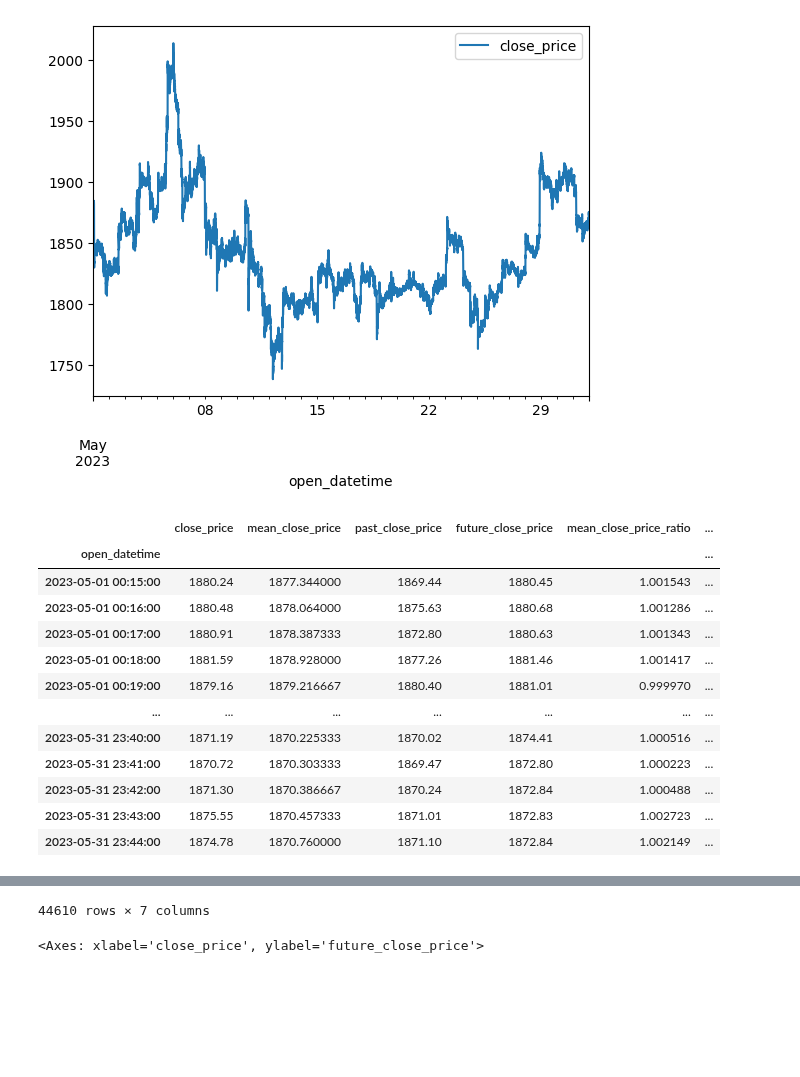
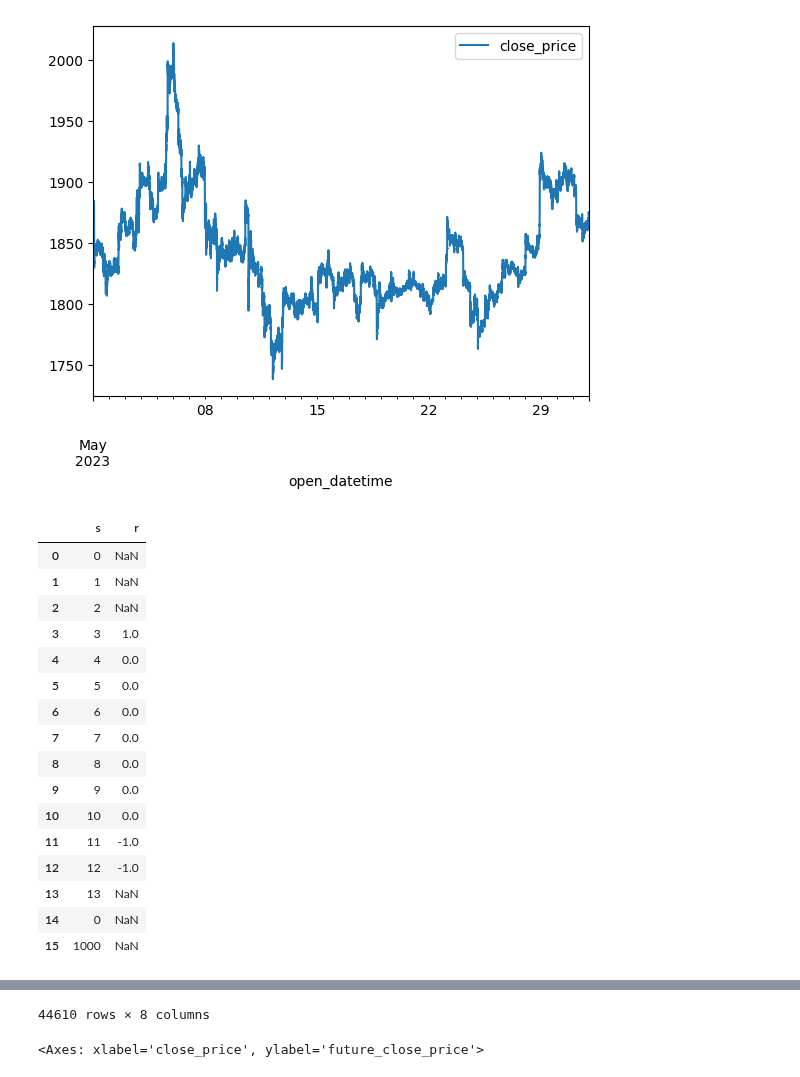
Before and after one commit to yoda31217/to-the-moon, a Jupyter notebook: src/poc/bot_ml/poc_bot_ml_data_analysis.ipynb, the cells around one changed output, grey strips where cells are left out. Drawn from its saved outputs; the diff is of its cells as text; code cells hidden in the pictures; blank space fills up the shorter version.

Commit message:
POC: ML bot data analize #55

```diff
--- a/src/poc/bot_ml/poc_bot_ml_data_analysis.ipynb
+++ b/src/poc/bot_ml/poc_bot_ml_data_analysis.ipynb
@@ -79,38 +79,84 @@ k_lines.plot.line(use_index=True)
 # %%
 features = k_lines[k_lines.columns]
 
 window_minutes = 15
+
+
+def xxx(x):
+    # return "zxc=" + str(x)
+    return 5
+
+
+def will_values_increase_or_decrease(values, increase_ratio):
+    decrease_ratio = 1.0 - (increase_ratio - 1.0)
+
+    value_0 = values.iloc[0]
+    increase_value = value_0 * increase_ratio
+    decrease_value = value_0 * decrease_ratio
+
+    for i in range(1, values.shape[0]):
+        value_i = values.iloc[i]
+        if value_i >= increase_value:
+            return 1
+        elif value_i <= decrease_value:
+            return -1
+
+    return 0
+
+
+features["test"] = features["close_price"].rolling(2).apply(xxx)
+
+delay = 3
+
+s = pd.Series([0, 1, 2, 3, 4, 5, 6, 7, 8, 9, 10, 11, 12, 13, 0, 1000])
+r = (
+    s.shift(-delay)
+    .rolling(delay + 1)
+    .apply(will_values_increase_or_decrease, args=(2.0,))
+)
+display(
+    pd.DataFrame(
+        {
+            "s": s,
+            "r": r,
+        }
+    )
+)
 
 features["mean_close_price"] = (
     features["close_price"].shift(1).rolling(window_minutes).mean()
 )
 features["past_close_price"] = features["close_price"].shift(window_minutes)
 features["future_close_price"] = features["close_price"].shift(-window_minutes)
 
 features["mean_close_price_ratio"] = (
     features["close_price"] / features["mean_close_price"]
 )
 features["past_close_price_ratio"] = (
     features["close_price"] / features["past_close_price"]
 )
 features["future_close_price_ratio"] = (
     features["future_close_price"] / features["close_price"]
 )
 
 features.dropna(inplace=True)
 
 display(features)
 # %% [output]
-|  | close_price | mean_close_price | past_close_price | future_close_price | mean_close_price_ratio | ... |
-| open_datetime |  |  |  |  |  | ... |
-| 2023-05-01 00:15:00 | 1880.24 | 1877.344000 | 1869.44 | 1880.45 | 1.001543 | ... |
-| 2023-05-01 00:16:00 | 1880.48 | 1878.064000 | 1875.63 | 1880.68 | 1.001286 | ... |
-| 2023-05-01 00:17:00 | 1880.91 | 1878.387333 | 1872.80 | 1880.63 | 1.001343 | ... |
-| 2023-05-01 00:18:00 | 1881.59 | 1878.928000 | 1877.26 | 1881.46 | 1.001417 | ... |
-| 2023-05-01 00:19:00 | 1879.16 | 1879.216667 | 1880.40 | 1881.01 | 0.999970 | ... |
-| ... | ... | ... | ... | ... | ... | ... |
-| 2023-05-31 23:40:00 | 1871.19 | 1870.225333 | 1870.02 | 1874.41 | 1.000516 | ... |
-| 2023-05-31 23:41:00 | 1870.72 | 1870.303333 | 1869.47 | 1872.80 | 1.000223 | ... |
-| 2023-05-31 23:42:00 | 1871.30 | 1870.386667 | 1870.24 | 1872.84 | 1.000488 | ... |
-| 2023-05-31 23:43:00 | 1875.55 | 1870.457333 | 1871.01 | 1872.83 | 1.002723 | ... |
-| 2023-05-31 23:44:00 | 1874.78 | 1870.760000 | 1871.10 | 1872.84 | 1.002149 | ... |
+|  | s | r |
+| 0 | 0 | NaN |
+| 1 | 1 | NaN |
+| 2 | 2 | NaN |
+| 3 | 3 | 1.0 |
+| 4 | 4 | 0.0 |
+| 5 | 5 | 0.0 |
+| 6 | 6 | 0.0 |
+| 7 | 7 | 0.0 |
+| 8 | 8 | 0.0 |
+| 9 | 9 | 0.0 |
+| 10 | 10 | 0.0 |
+| 11 | 11 | -1.0 |
+| 12 | 12 | -1.0 |
+| 13 | 13 | NaN |
+| 14 | 0 | NaN |
+| 15 | 1000 | NaN |
@@ -117,4 +176,4 @@ display(features)
-44610 rows × 7 columns
+44610 rows × 8 columns
 # %%
 features.plot.scatter(x="close_price", y="future_close_price", s=0.1)
 # %% [output]
```
Also changed, not shown: parts of 1 cell of this notebook, 1 other file.
